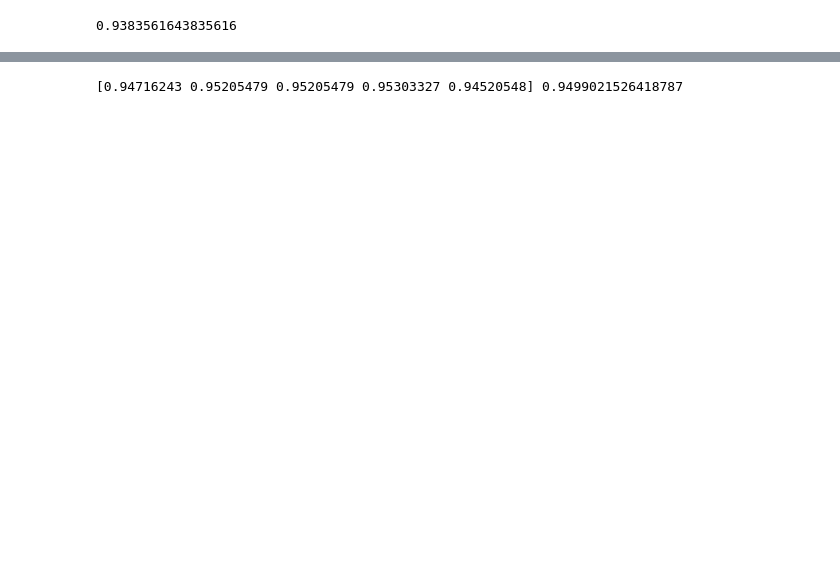
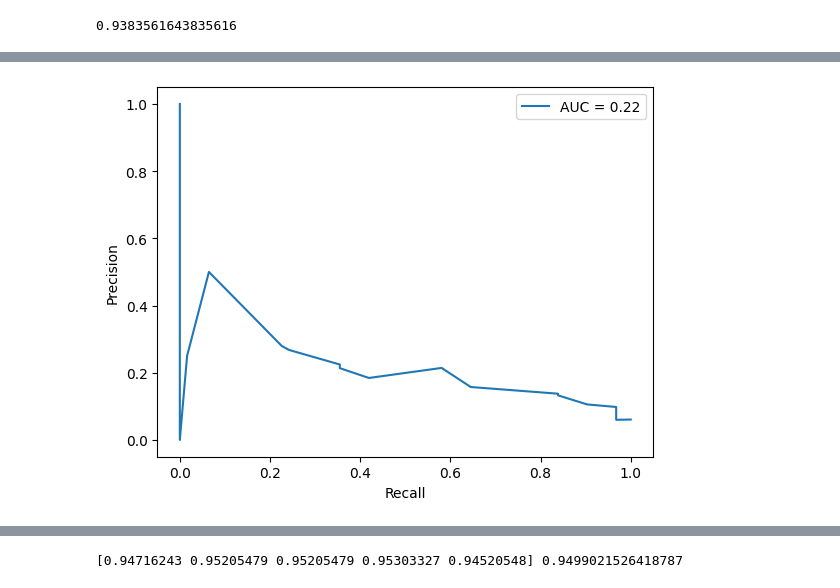
Before and after one commit to nick01as/AI-ML-starter-kit, a Jupyter notebook: ml.ipynb, the cells around one changed output, grey strips where cells are left out. Cells and saved outputs as stored; diff of their text form; code cells hidden in the pictures; blank space fills up the shorter version.

```diff
--- a/ml.ipynb
+++ b/ml.ipynb
@@ -66,3 +66,10 @@ acc = accuracy_score(y_predicted, y_test)
 print(acc)
 # %% [output]
 0.9383561643835616
+# %%
+from sklearn.tree import DecisionTreeClassifier as DT
+
+dt = DT(max_depth = 5, random_state = 0)
+dt.fit(X_train, y_train)
+accuracy = dt.score(X_test, y_test)
+print(f"Accuracy: {accuracy}")
@@ -68,0 +87,15 @@ print(acc)
+# %%
+from sklearn.metrics import precision_recall_curve, auc
+from matplotlib import pyplot as plt
+
+y_prob = dt.predict_proba(X_test)[:, 1]
+precision, recall, thresholds = precision_recall_curve(y_test, y_prob)
+roc_auc = auc(recall, precision)
+
+plt.plot(recall, precision, label=f'AUC = {roc_auc:.2f}')
+plt.xlabel('Recall')
+plt.ylabel('Precision')
+plt.legend()
+plt.show()
+# %% [output]
+[figure, added]
```
Also changed, not shown: parts of 6 cells of this notebook.
